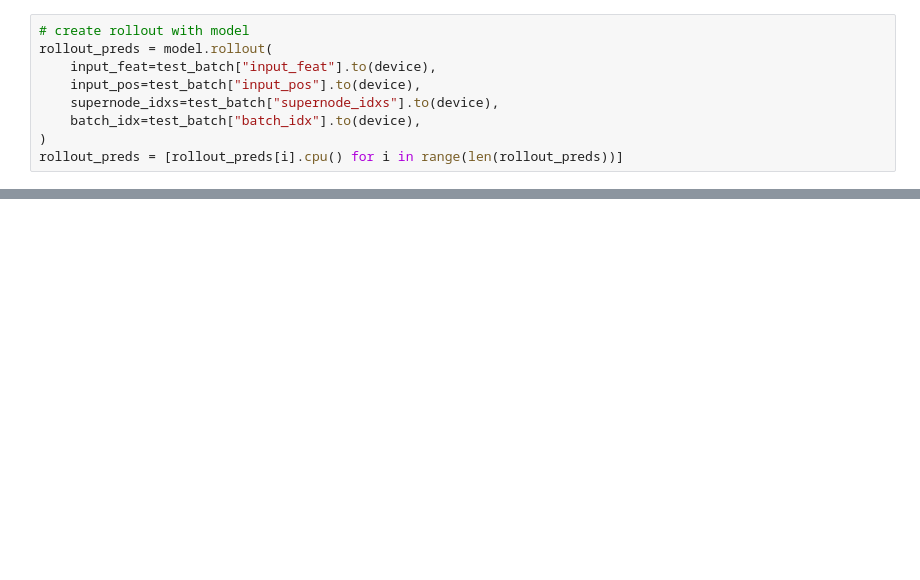
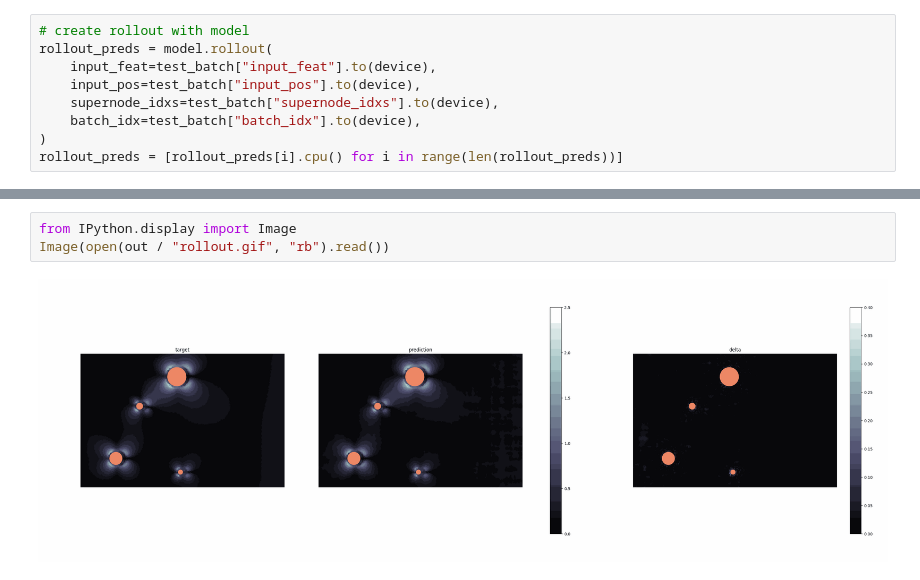
Before and after one commit to BenediktAlkin/upt-minimal, a Jupyter notebook: 6_transient_flow_cfd.ipynb, the cells around one changed output, grey strips where cells are left out. Cells and saved outputs as stored; diff of their text form; blank space fills up the shorter version.

```diff
--- a/6_transient_flow_cfd.ipynb
+++ b/6_transient_flow_cfd.ipynb
@@ -276,0 +340,5 @@ imageio.mimsave(out / "rollout.gif", images, duration=0.1)
+# %%
+from IPython.display import Image
+Image(open(out / "rollout.gif", "rb").read())
+# %% [output]
+[figure, added]
```
Also changed, not shown: parts of 16 cells of this notebook.
